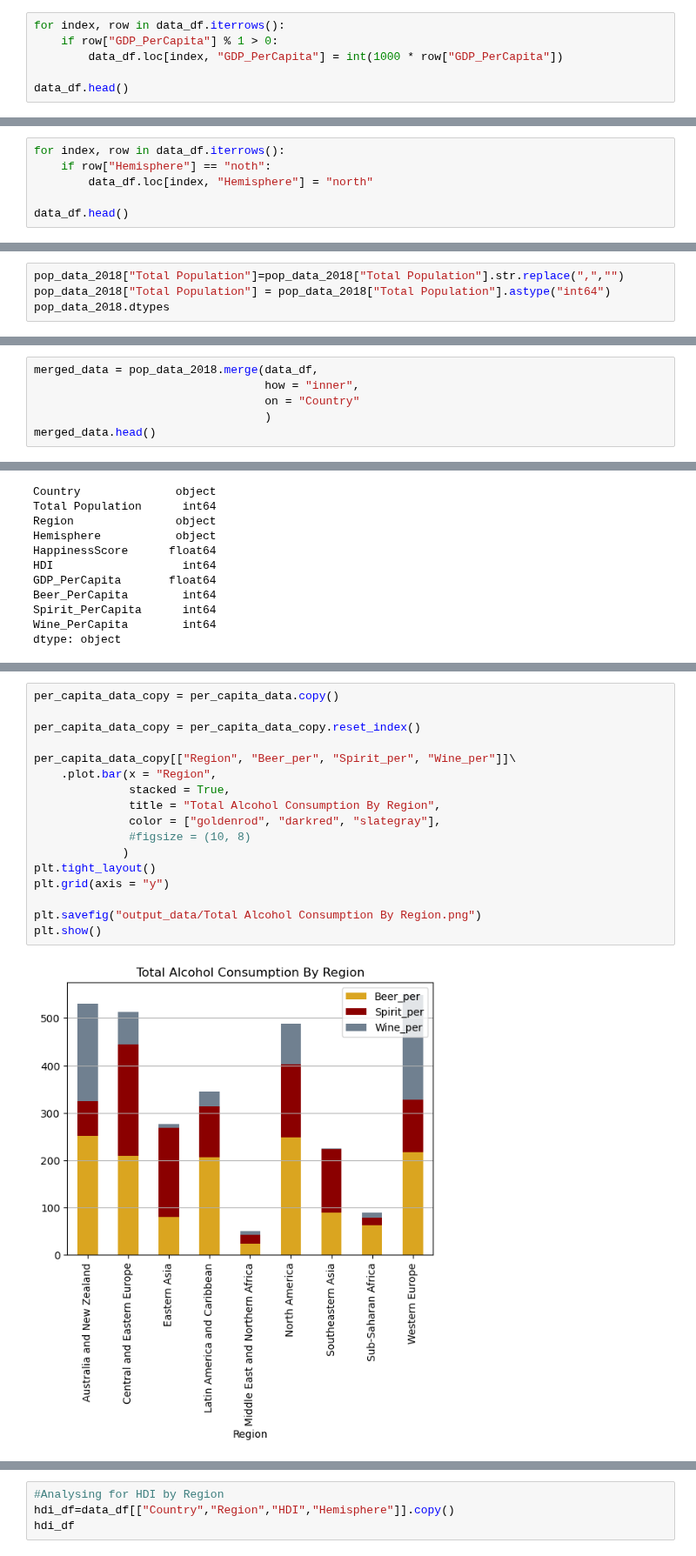
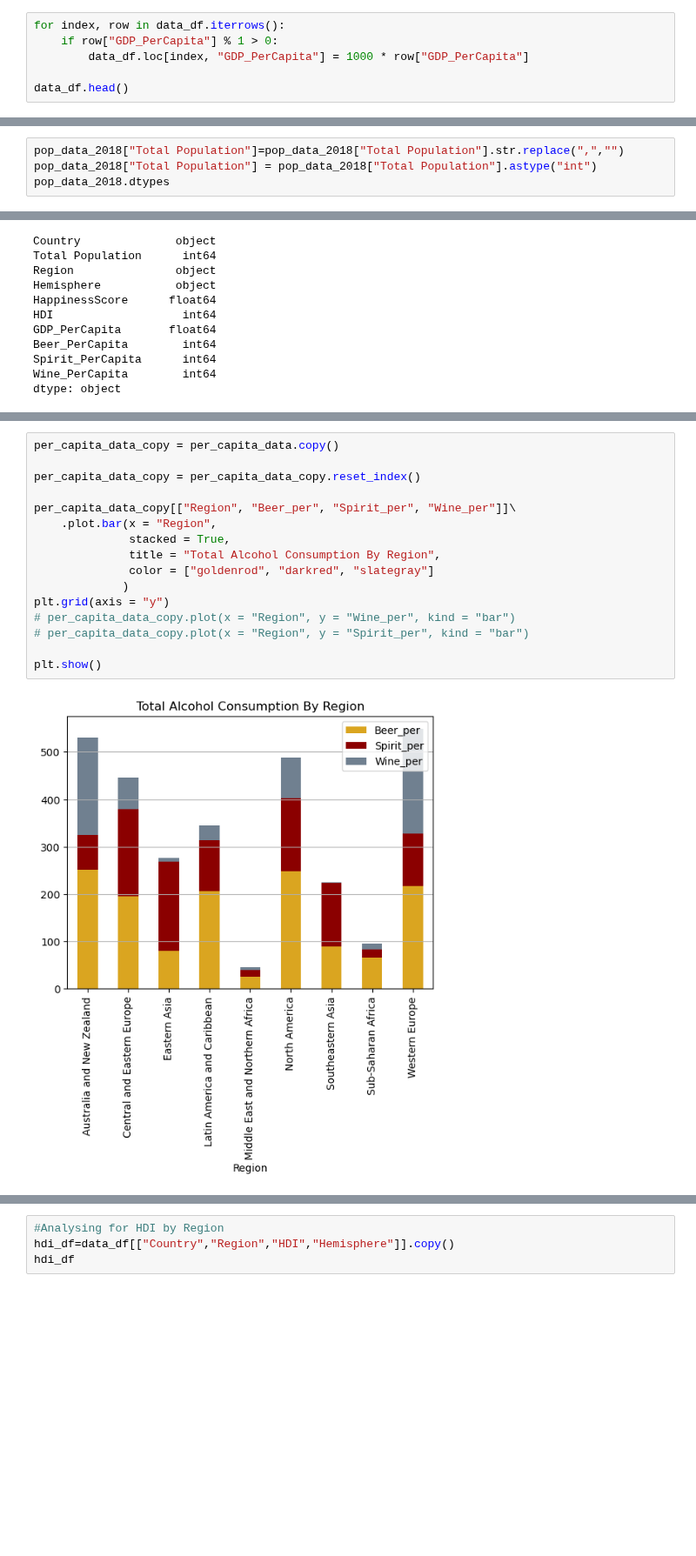
Before and after one commit to mattcaseycpa/project1, a Jupyter notebook: project.ipynb, the cells around one changed output, grey strips where cells are left out. Shown at 87% size. Drawn from its saved outputs; the diff is of its cells as text; blank space fills up the shorter version.

```diff
--- a/project.ipynb
+++ b/project.ipynb
@@ -48,7 +36,7 @@ data_df.loc[
 # %%
 for index, row in data_df.iterrows():
     if row["GDP_PerCapita"] % 1 > 0:
-        data_df.loc[index, "GDP_PerCapita"] = int(1000 * row["GDP_PerCapita"])
+        data_df.loc[index, "GDP_PerCapita"] = 1000 * row["GDP_PerCapita"]
 
 data_df.head()
 # %% [output]
@@ -84,6 +53,0 @@ data_df.loc[data_df["Hemisphere"] == 'noth',:]
-# %%
-for index, row in data_df.iterrows():
-    if row["Hemisphere"] == "noth":
-        data_df.loc[index, "Hemisphere"] = "north"
-
-data_df.head()
@@ -141,6 +104,6 @@ Above, it is clear that the population is not a number as it is an "object" type
 # %%
 pop_data_2018["Total Population"]=pop_data_2018["Total Population"].str.replace(",","")
-pop_data_2018["Total Population"] = pop_data_2018["Total Population"].astype("int64")
+pop_data_2018["Total Population"] = pop_data_2018["Total Population"].astype("int")
 pop_data_2018.dtypes
 # %% [output]
 Country             object
@@ -220,9 +131,3 @@ Redefining merged_data using an inner join now that the Country values have been
-# %%
-merged_data = pop_data_2018.merge(data_df,
-                                  how = "inner",
-                                  on = "Country"
-                                  )
-merged_data.head()
 # %%
 merged_data.dtypes
 # %% [output]
@@ -285,20 +190,19 @@ per_capita_data
 # %%
 per_capita_data_copy = per_capita_data.copy()
 
 per_capita_data_copy = per_capita_data_copy.reset_index()
 
 per_capita_data_copy[["Region", "Beer_per", "Spirit_per", "Wine_per"]]\
     .plot.bar(x = "Region",
               stacked = True,
               title = "Total Alcohol Consumption By Region",
-              color = ["goldenrod", "darkred", "slategray"],
-              #figsize = (10, 8)
+              color = ["goldenrod", "darkred", "slategray"]
              )
-plt.tight_layout()
 plt.grid(axis = "y")
+# per_capita_data_copy.plot(x = "Region", y = "Wine_per", kind = "bar")
+# per_capita_data_copy.plot(x = "Region", y = "Spirit_per", kind = "bar")
 
-plt.savefig("output_data/Total Alcohol Consumption By Region.png")
 plt.show()
 # %% [output]
-[figure, old version]
+[figure, new version]
 # %% [markdown]
```
Also changed, not shown: parts of 60 cells of this notebook, 11 other files.
